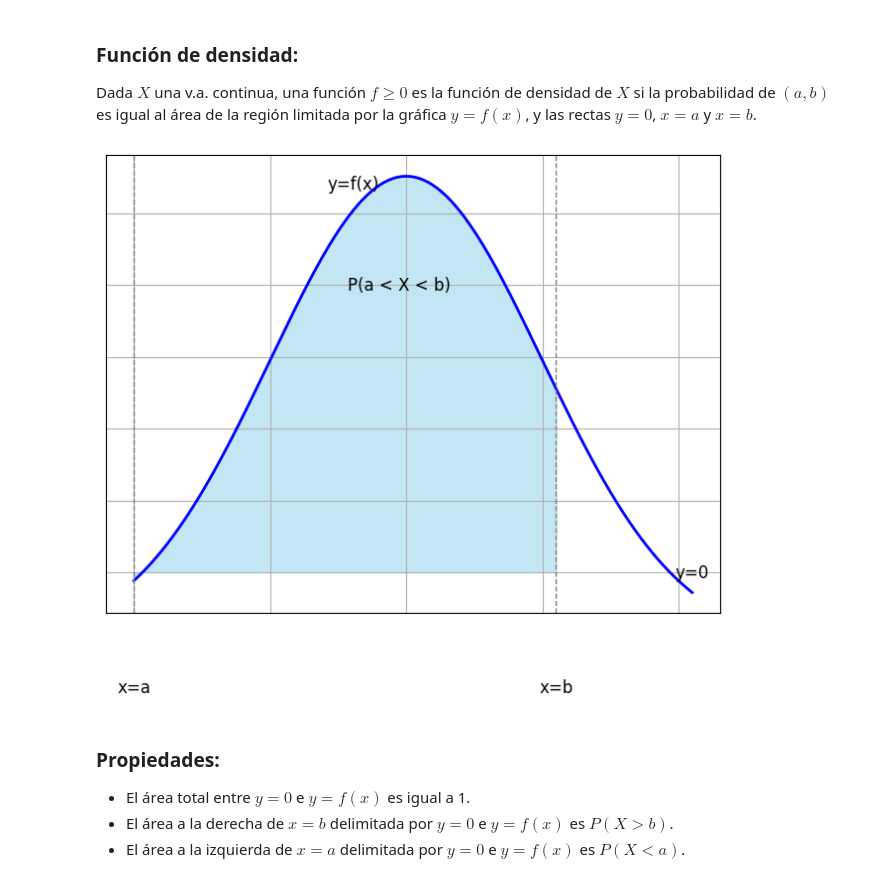
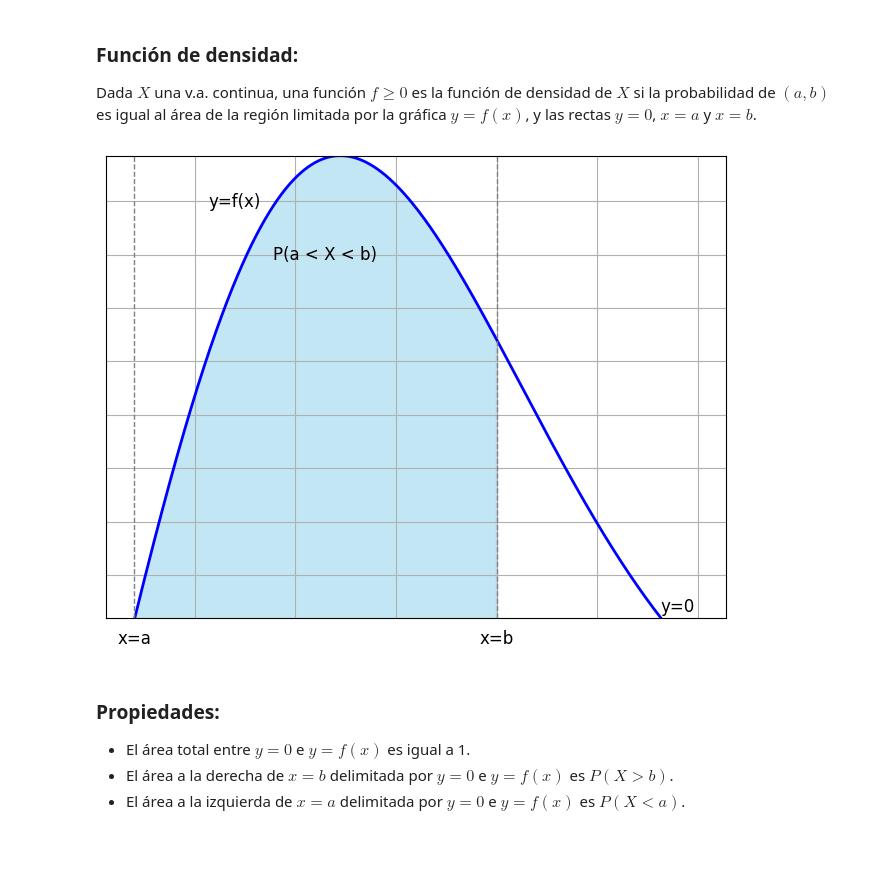
Before and after one commit to ednavivianasegura/Curso_PLN, a Jupyter notebook: PLN_EDNA.ipynb, the cells around one changed output. Cells and saved outputs as stored; diff of their text form; code cells hidden in the pictures; blank space fills up the shorter version.

```diff
--- a/PLN_EDNA.ipynb
+++ b/PLN_EDNA.ipynb
@@ -2080,51 +2080,53 @@ Dada $X$ una v.a. continua, una función $f\geq0$ es la función de densidad de
 # Definir la función de densidad de probabilidad (PDF)
 def f(x):
     # Puedes definir tu propia función de densidad aquí
-    # Por ejemplo, una distribución normal estándar
-    return np.exp(-x**2 / 2) / np.sqrt(3 * np.pi)
+    funcion= x * np.exp(-x**2 / 3) / np.sqrt(2 * np.pi)
+    return funcion
 
 # Definir los límites del intervalo [a, b]
-a = -2
-b = 2.1
+a = 0.2
+b = 3
 
 # Generar valores de x en el intervalo [a, b]
 x_values = np.linspace(a, b, 1000)
 
 # Calcular los valores de y = f(x)
 y_values = f(x_values)
 
 # Crear la gráfica
 plt.figure(figsize=(8, 6))
 
 # Graficar la función de densidad de probabilidad (PDF)
 plt.plot(x_values, y_values, 'b-', linewidth=2)
 
 # Rellenar el área bajo la curva entre x=a y x=b
-plt.fill_between(x_values, 0.05, y_values, where=(x_values >= a-1) & (x_values <= b-1), color='skyblue', alpha=0.5)
+plt.fill_between(x_values, 0.05, y_values, where=(x_values >= a) & (x_values <= b-1), color='skyblue', alpha=0.5)
 
 # Líneas verticales en x=a y x=b
 plt.axvline(x=a, color='gray', linestyle='--', linewidth=1)
 plt.axvline(x=b-1, color='gray', linestyle='--', linewidth=1)
 
 # Eliminar los ticks de los ejes x e y
 plt.tick_params(axis='x', which='both', bottom=False, top=False, labelbottom=False)
 plt.tick_params(axis='y', which='both', left=False, right=False, labelleft=False)
 
 # Agregar texto en x=-2 (x=a) y x=2 (x=b)
-plt.text(a, -0.03, 'x=a', ha='center', va='center', color='black', fontsize=12)
-plt.text(b-1, -0.03, 'x=b', ha='center', va='center', color='black', fontsize=12)
+plt.text(a, 0.07, 'x=a', ha='center', va='center', color='black', fontsize=12)
+plt.text(b-1, 0.07, 'x=b', ha='center', va='center', color='black', fontsize=12)
 
-plt.text(-0.39, 0.32, 'y=f(x)', ha='center', va='center', color='black', fontsize=12)
+plt.text(0.7, 0.275, 'y=f(x)', ha='center', va='center', color='black', fontsize=12)
 
-plt.text(-0.05, 0.25, 'P(a < X < b)', ha='center', va='center', color='black', fontsize=12)
+plt.text(1.15, 0.25, 'P(a < X < b)', ha='center', va='center', color='black', fontsize=12)
 
-plt.text(2.1, 0.05, 'y=0', ha='center', va='center', color='black', fontsize=12)
+plt.text(2.9, 0.085, 'y=0', ha='center', va='center', color='black', fontsize=12)
 
+# Establecer límites y mostrar la gráfica
+plt.ylim(0.08, np.max(y_values))  # Ajustar el límite y
 # Mostrar la gráfica
 plt.grid(True)
 plt.show()
 # %% [output]
-[figure, old version]
+[figure, new version]
 # %% [markdown]
 ### Propiedades:
 
```
Also changed, not shown: parts of 5 cells of this notebook.
